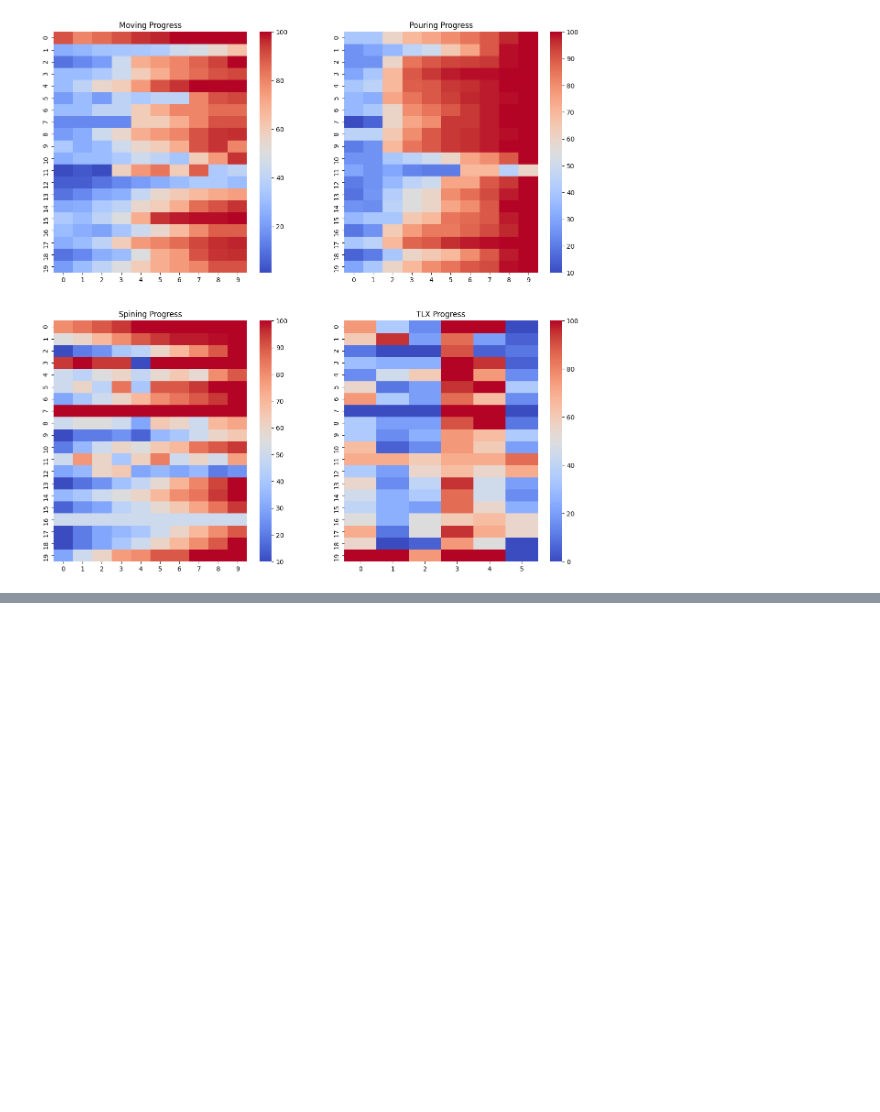
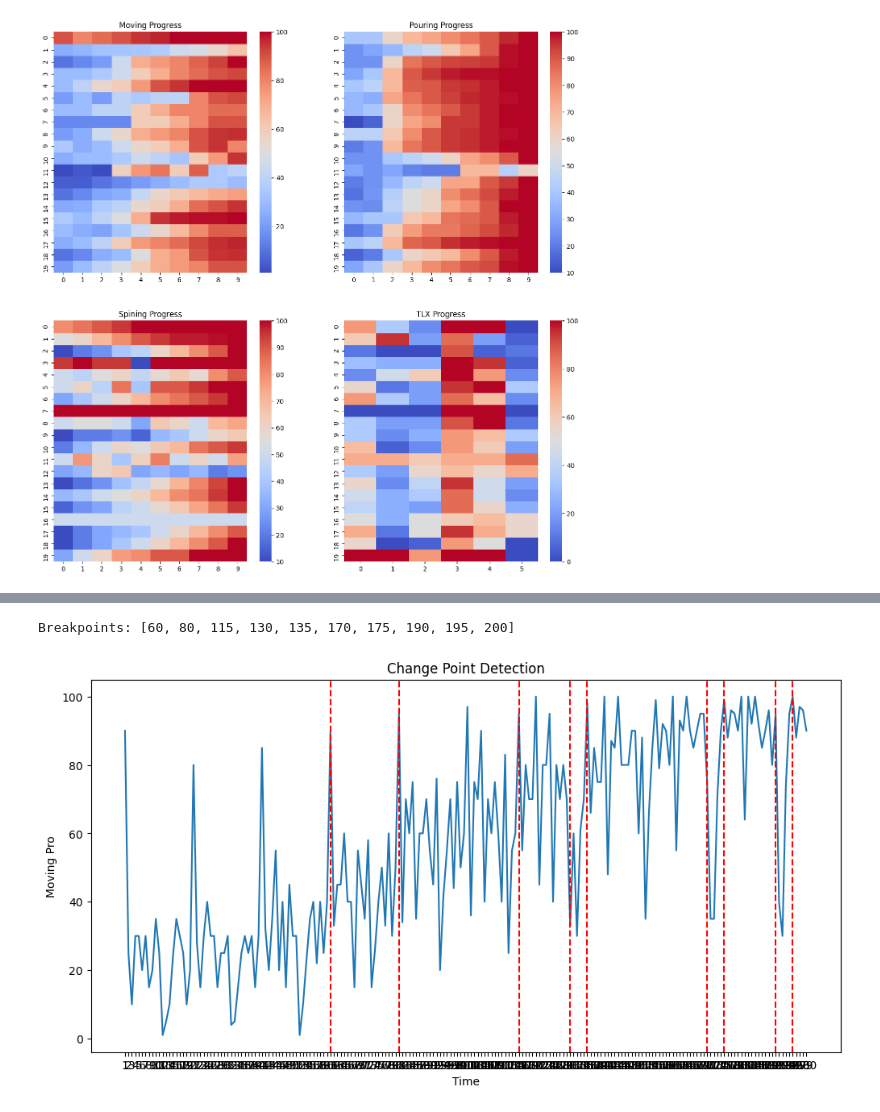
Before and after one commit to HangYu8123/Online_study_website, a Jupyter notebook: data/data_analysis.ipynb, the cells around one changed output, grey strips where cells are left out. Saved outputs shown, nothing was run; the diff lists cells and outputs as text; code cells hidden in the pictures; blank space fills up the shorter version.

```diff
--- a/data/data_analysis.ipynb
+++ b/data/data_analysis.ipynb
@@ -560,0 +615,24 @@ ImportError: cannot import name 'e_divisive' from 'ecp' (C:\Users\Hang Yu\AppDat
+# %%
+import matplotlib.pyplot as plt
+import numpy as np
+import ruptures as rpt
+
+moving_pro_flatten = moving_pro.T.flatten()
+algo = rpt.Pelt(model="l2").fit(moving_pro_flatten)
+breakpoints = algo.predict(pen=1000)
+
+print("Breakpoints:", breakpoints)
+
+fig, ax = plt.subplots(figsize=(12, 6))
+ax.plot(moving_pro_flatten)
+for bp in breakpoints[:-1]:
+    ax.axvline(x=bp, color='red', linestyle='--')
+ax.set_xticks(np.arange(len(moving_pro_flatten)))
+ax.set_xticklabels(np.arange(1, len(moving_pro_flatten) + 1))
+ax.set_xlabel('Time')
+ax.set_ylabel('Moving Pro')
+ax.set_title('Change Point Detection')
+plt.show()
+# %% [output]
+Breakpoints: [60, 80, 115, 130, 135, 170, 175, 190, 195, 200]
+[figure, added]
```
Also changed, not shown: parts of 11 cells of this notebook.
